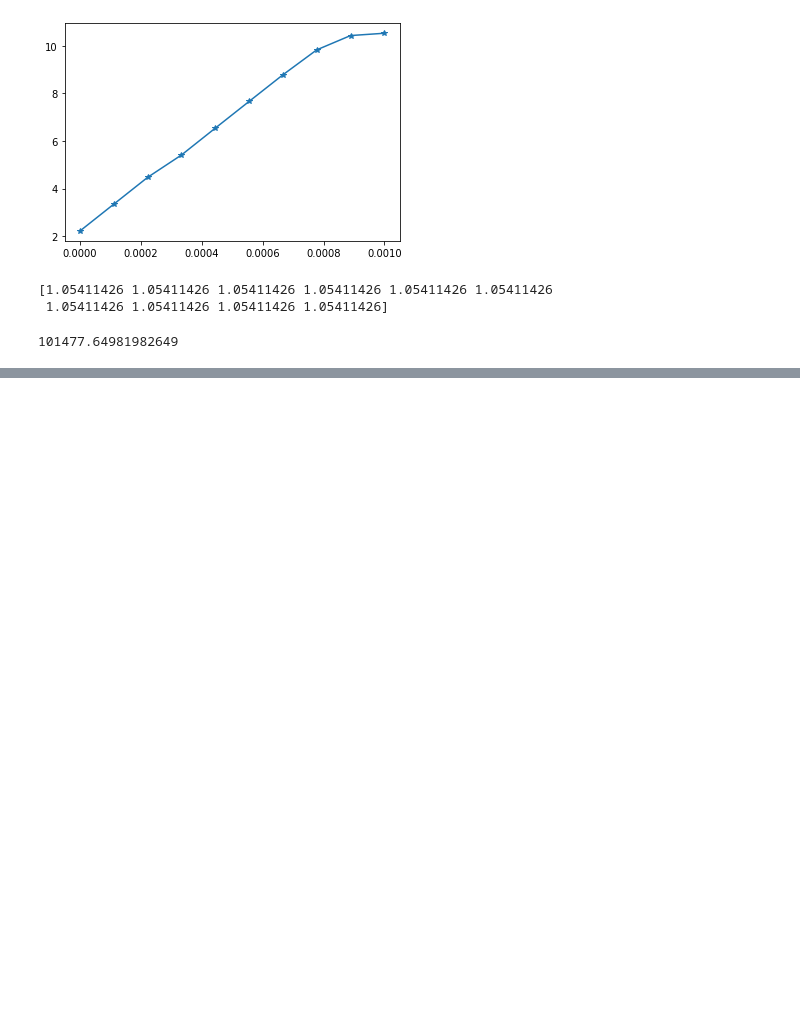
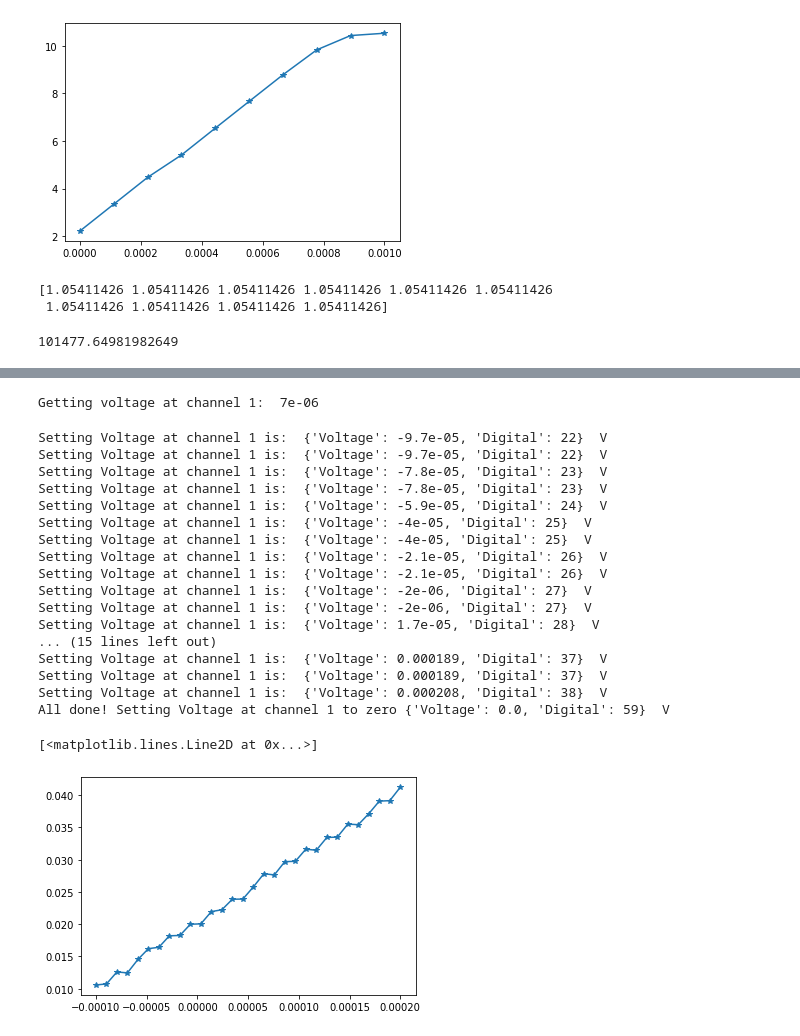
Before and after one commit to jsalfi/qstlab, a Jupyter notebook: IV characteristics.ipynb, the cells around one changed output, grey strips where cells are left out. Saved outputs shown, nothing was run; the diff lists cells and outputs as text; code cells hidden in the pictures; blank space fills up the shorter version.

```diff
--- a/IV characteristics.ipynb
+++ b/IV characteristics.ipynb
@@ -910,0 +1052,67 @@ print(R*1e9)
+# %%
+with qdac.qdac('COM3') as q:
+        print('Getting voltage at channel 1: ', q.getDCVoltage(2))
+# %% [output]
+Getting voltage at channel 1:  7e-06
+# %%
+N = 30
+voltages = np.linspace(-1e-4, 2e-4, num=N)
+currents = np.zeros(N)
+
+for i in np.arange(N):
+    with qdac.qdac('COM3') as q:
+        print('Setting Voltage at channel 1 is: ', q.setDCVoltage(3, voltages[i]), ' V')
+        gain = 1e8 # gain of the preamps
+
+        # Data collection with NIDAQ at maximum sampling rate
+
+        rs_acqu = 1e6 # sampling rate in Hz
+        t_acqu = 0.1 # acquisition time in second
+        ns_acqu = int(rs_acqu*t_acqu)
+        t = np.arange(start=0, stop=t_acqu, step=1/rs_acqu)
+
+
+        with nidaqmx.Task() as acqu_task:
+            # Set acquisition channels and specs
+            # Change the voltage range if necessary
+            acqu_task.ai_channels.add_ai_voltage_chan("Dev1/ai0",terminal_config=TermConfig.DIFFERENTIAL,min_val=-10,max_val=10)
+            acqu_task.timing.cfg_samp_clk_timing(rs_acqu,sample_mode=AcqType.FINITE,samps_per_chan=ns_acqu)
+
+            # Start acquisition
+            acqu_task.start()
+
+            # Collect the data measured
+            current_i = acqu_task.read(number_of_samples_per_channel=ns_acqu)
+            current_i = 1e9*np.array(current_i)/gain # voltage to actual current (in nA) conversion
+
+
+            # Stop acquisition
+            acqu_task.stop()
+
+            currents[i] = current_i.mean()
+
+with qdac.qdac('COM3') as q:
+        print('All done! Setting Voltage at channel 1 to zero', q.setDCVoltage(1, 0), ' V')
+
+plt.figure()
+plt.plot(voltages, currents, '-*')
+# %% [output]
+Setting Voltage at channel 1 is:  {'Voltage': -9.7e-05, 'Digital': 22}  V
+Setting Voltage at channel 1 is:  {'Voltage': -9.7e-05, 'Digital': 22}  V
+Setting Voltage at channel 1 is:  {'Voltage': -7.8e-05, 'Digital': 23}  V
+Setting Voltage at channel 1 is:  {'Voltage': -7.8e-05, 'Digital': 23}  V
+Setting Voltage at channel 1 is:  {'Voltage': -5.9e-05, 'Digital': 24}  V
+Setting Voltage at channel 1 is:  {'Voltage': -4e-05, 'Digital': 25}  V
+Setting Voltage at channel 1 is:  {'Voltage': -4e-05, 'Digital': 25}  V
+Setting Voltage at channel 1 is:  {'Voltage': -2.1e-05, 'Digital': 26}  V
+Setting Voltage at channel 1 is:  {'Voltage': -2.1e-05, 'Digital': 26}  V
+Setting Voltage at channel 1 is:  {'Voltage': -2e-06, 'Digital': 27}  V
+Setting Voltage at channel 1 is:  {'Voltage': -2e-06, 'Digital': 27}  V
+Setting Voltage at channel 1 is:  {'Voltage': 1.7e-05, 'Digital': 28}  V
+... (15 lines left out)
+Setting Voltage at channel 1 is:  {'Voltage': 0.000189, 'Digital': 37}  V
+Setting Voltage at channel 1 is:  {'Voltage': 0.000189, 'Digital': 37}  V
+Setting Voltage at channel 1 is:  {'Voltage': 0.000208, 'Digital': 38}  V
+All done! Setting Voltage at channel 1 to zero {'Voltage': 0.0, 'Digital': 59}  V
+[<matplotlib.lines.Line2D at 0x...>]
+[figure, added]
```
Also changed, not shown: parts of 20 cells of this notebook.
